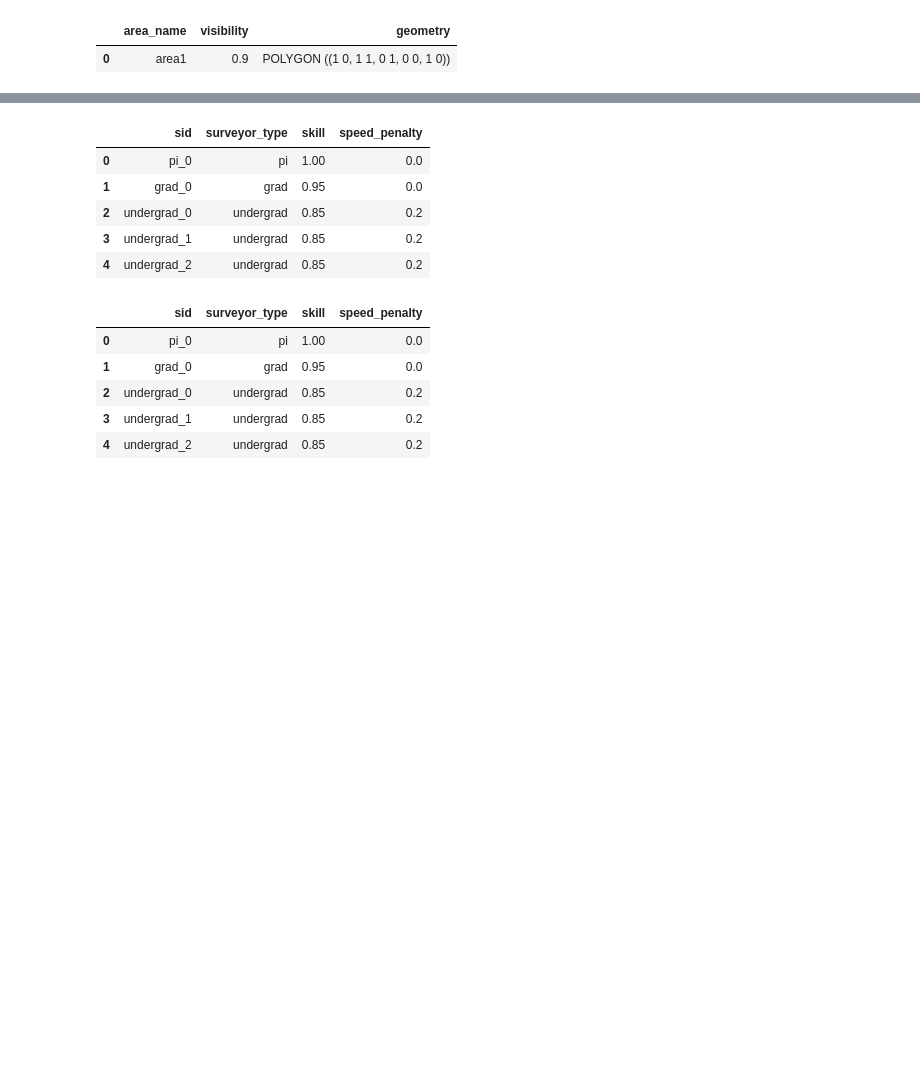
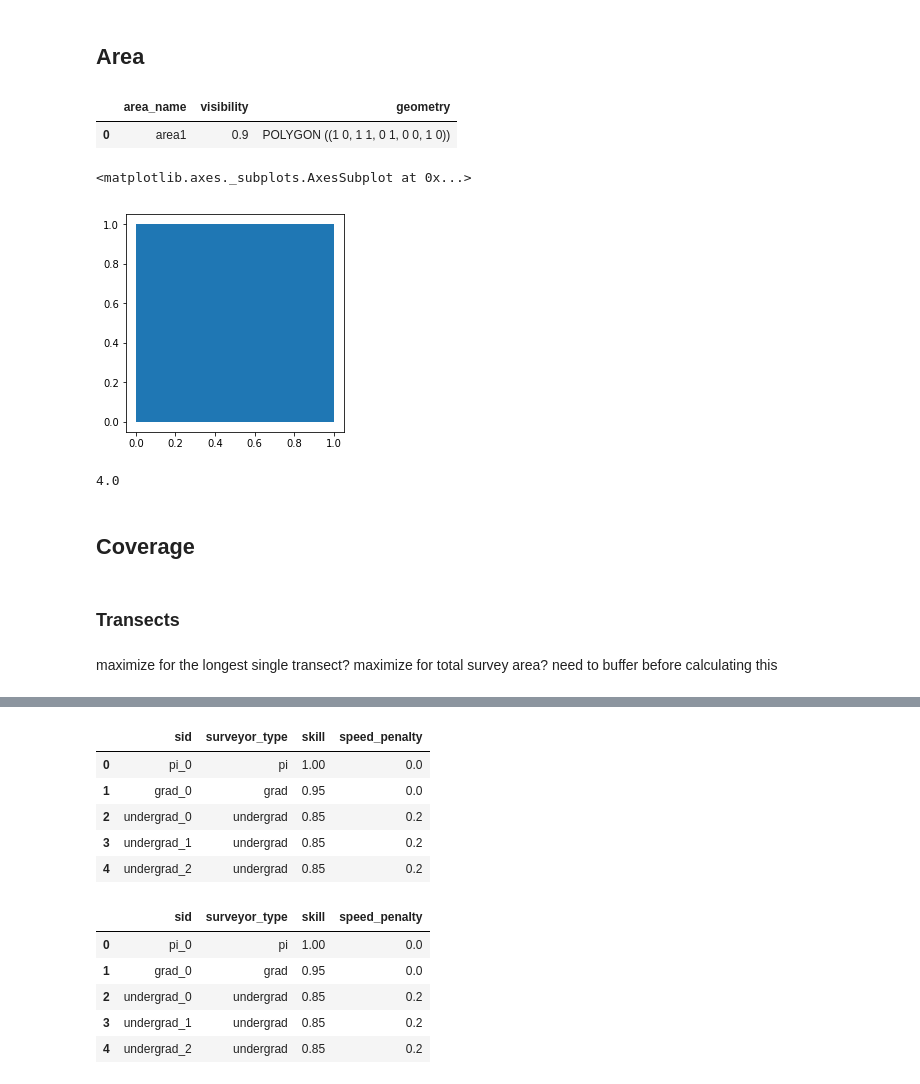
Before and after one commit to deppen8/prospect, a Jupyter notebook: notebooks/basic_building_blocks.ipynb, the cells around one changed output, grey strips where cells are left out. Saved outputs shown, nothing was run; the diff lists cells and outputs as text; code cells hidden in the pictures; blank space fills up the shorter version.

```diff
--- a/notebooks/basic_building_blocks.ipynb
+++ b/notebooks/basic_building_blocks.ipynb
@@ -5,6 +5,8 @@ import geopandas as gpd
 import matplotlib.pyplot as plt;
 %matplotlib inline
 from shapely.geometry import Point, Polygon, box
+# %% [markdown]
+## Area
 # %%
 from shapely.geometry import box
 import geopandas as gpd
@@ -20,3 +22,19 @@ area1
 # %% [output]
 |  | area_name | visibility | geometry |
 | 0 | area1 | 0.9 | POLYGON ((1 0, 1 1, 0 1, 0 0, 1 0)) |
+# %%
+area1.plot()
+# %% [output]
+<matplotlib.axes._subplots.AxesSubplot at 0x...>
+[figure, added]
+# %%
+1200/300
+# %% [output]
+4.0
+# %% [markdown]
+## Coverage
+# %% [markdown]
+### Transects
+# %% [markdown]
+maximize for the longest single transect?
+maximize for total survey area? need to buffer before calculating this
```
Also changed, not shown: parts of 23 cells of this notebook, 1 other file.
